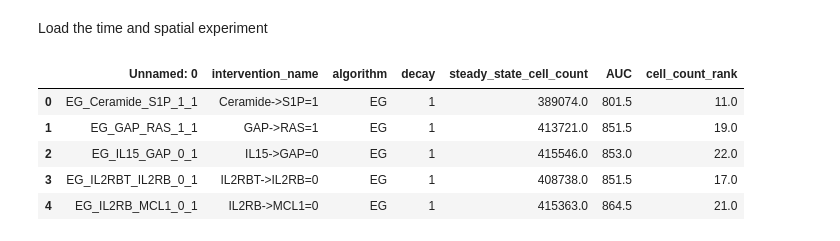
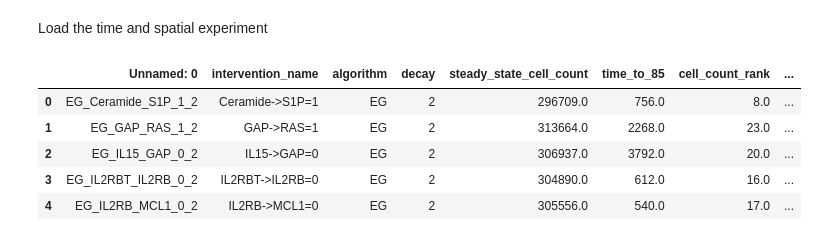
Before and after one commit to johnmetzcar/PhysiLab, a Jupyter notebook: scripts/comparing_across_experiments.ipynb, the cells around one changed output. Cells and saved outputs as stored; diff of their text form; code cells hidden in the pictures.

```diff
--- a/scripts/comparing_across_experiments.ipynb
+++ b/scripts/comparing_across_experiments.ipynb
@@ -43,15 +43,15 @@ space_cell_measure_ranking_df.head()
 # %% [markdown]
 Load the time and spatial experiment
 # %%
-time_fast_clearance_df = pd.read_csv('../dataframes/fast_clearance_time_ranking.csv')
+# time_fast_clearance_df = pd.read_csv('../dataframes/fast_clearance_time_ranking.csv')
 time_medium_clearance_df = pd.read_csv('../dataframes/medium_clearance_time_ranking.csv')
 time_slow_clearnce_df = pd.read_csv('../dataframes/slow_clearance_time_ranking.csv')
 
-time_fast_clearance_df.head()
+time_medium_clearance_df.head()
 # %% [output]
-|  | Unnamed: 0 | intervention_name | algorithm | decay | steady_state_cell_count | AUC | cell_count_rank |
-| 0 | EG_Ceramide_S1P_1_1 | Ceramide->S1P=1 | EG | 1 | 389074.0 | 801.5 | 11.0 |
-| 1 | EG_GAP_RAS_1_1 | GAP->RAS=1 | EG | 1 | 413721.0 | 851.5 | 19.0 |
-| 2 | EG_IL15_GAP_0_1 | IL15->GAP=0 | EG | 1 | 415546.0 | 853.0 | 22.0 |
-| 3 | EG_IL2RBT_IL2RB_0_1 | IL2RBT->IL2RB=0 | EG | 1 | 408738.0 | 851.5 | 17.0 |
-| 4 | EG_IL2RB_MCL1_0_1 | IL2RB->MCL1=0 | EG | 1 | 415363.0 | 864.5 | 21.0 |
+|  | Unnamed: 0 | intervention_name | algorithm | decay | steady_state_cell_count | time_to_85 | cell_count_rank | ... |
+| 0 | EG_Ceramide_S1P_1_2 | Ceramide->S1P=1 | EG | 2 | 296709.0 | 756.0 | 8.0 | ... |
+| 1 | EG_GAP_RAS_1_2 | GAP->RAS=1 | EG | 2 | 313664.0 | 2268.0 | 23.0 | ... |
+| 2 | EG_IL15_GAP_0_2 | IL15->GAP=0 | EG | 2 | 306937.0 | 3792.0 | 20.0 | ... |
+| 3 | EG_IL2RBT_IL2RB_0_2 | IL2RBT->IL2RB=0 | EG | 2 | 304890.0 | 612.0 | 16.0 | ... |
+| 4 | EG_IL2RB_MCL1_0_2 | IL2RB->MCL1=0 | EG | 2 | 305556.0 | 540.0 | 17.0 | ... |
```
Also changed, not shown: parts of 6 cells of this notebook, 7 other files.
